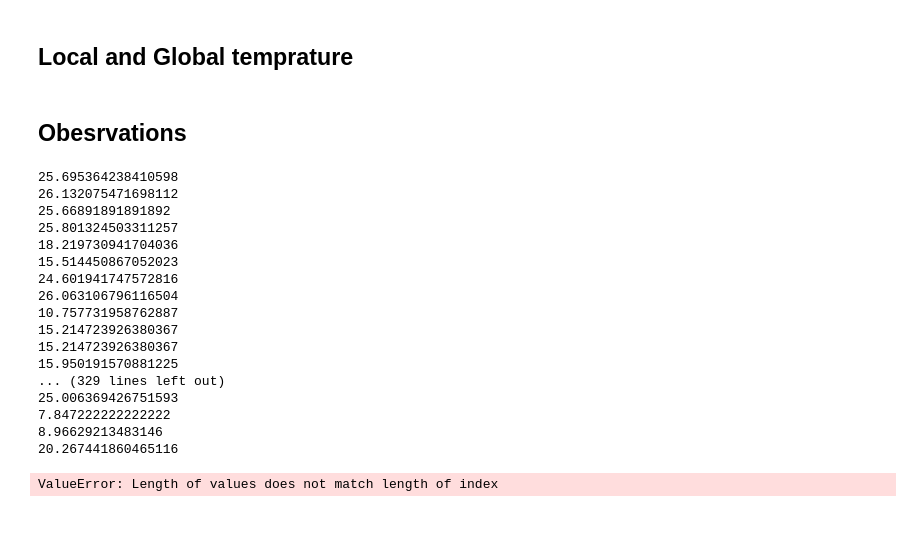
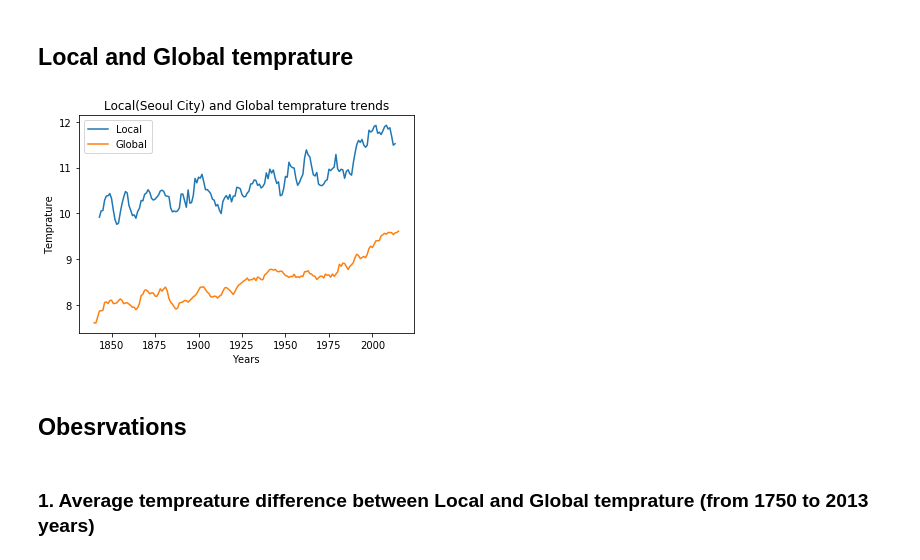
Before and after one commit to ibragimoveldor/Data-Analyst-Projects, a Jupyter notebook: Project_1.ipynb, the cells around one changed output. Saved outputs shown, nothing was run; the diff lists cells and outputs as text; code cells hidden in the pictures; blank space fills up the shorter version.

```diff
--- a/Project_1.ipynb
+++ b/Project_1.ipynb
@@ -42,15 +43,21 @@ plt.show()
 ## Local and Global temprature
 # %%
 n = len([i for i in df_global['year'] if i <= df['year'].min()])
-print(n)
-plt.title("Local and Global temprature trends")
+#print(n)
+plt.title("Local(Seoul City) and Global temprature trends")
+plt.plot(df['year'], df['MA'], label = 'Local')
+#plt.text(df['year'][1], df['MA'][8], 'min temp = '+str(df['MA'][4]), fontsize = 12)
+#plt.plot(df['year'][4], df['MA'][4], marker = 'o', markersize = 6)
 
-plt.plot(df['year'], df['MA'], label = 'Local')
 plt.plot(df_global['year'][n:], df_global['MA'][n:], label = 'Global')
 plt.xlabel('Years')
 plt.ylabel('Temprature')
 plt.legend(loc = 'upper left')
+
 plt.savefig('Local_and_Global_temp.png')
+
 plt.show()
+# %% [output]
+[figure, added]
 # %% [markdown]
 ## Obesrvations
@@ -60,46 +64,2 @@ df_global['avg_temp'][n:].mean()
-# %%
-import numpy as np
-
-city_data = pd.read_csv('data_temp/city_data.csv')
-city_list = pd.read_csv('data_temp/city_list.csv')
-
-#plt.plot( df_global['city'], df_global['avg_temp'])
-
-
-j = []
-
-for i in range(len(city_list['city'])):
-    t = []
-    for k in range(len(city_data['city'])):
-        if  city_list['city'][i] == city_data['city'][k]:
-            if np.isnan(city_data['avg_temp'][k]):
-                continue
-            else:
-                t.append(int(city_data['avg_temp'][k]))
-    print(np.mean(t))
-    j.append(np.mean(t))
-# %% [output]
-25.695364238410598
-26.132075471698112
-25.66891891891892
-25.801324503311257
-18.219730941704036
-15.514450867052023
-24.601941747572816
-26.063106796116504
-10.757731958762887
-15.214723926380367
-15.214723926380367
-15.950191570881225
-... (329 lines left out)
-25.006369426751593
-7.847222222222222
-8.96629213483146
-20.267441860465116
-# %%
-city_list['av_temp'] = j
-
-n = len([i for i in city_list['av_temp'] if i <= city_list['av_temp'].min()])
-print(n)
-# %% [output]
-ValueError: Length of values does not match length of index
+# %% [markdown]
+### 1. Average tempreature difference between Local and Global temprature (from 1750 to 2013 years)
```
Also changed, not shown: parts of 15 cells of this notebook.
